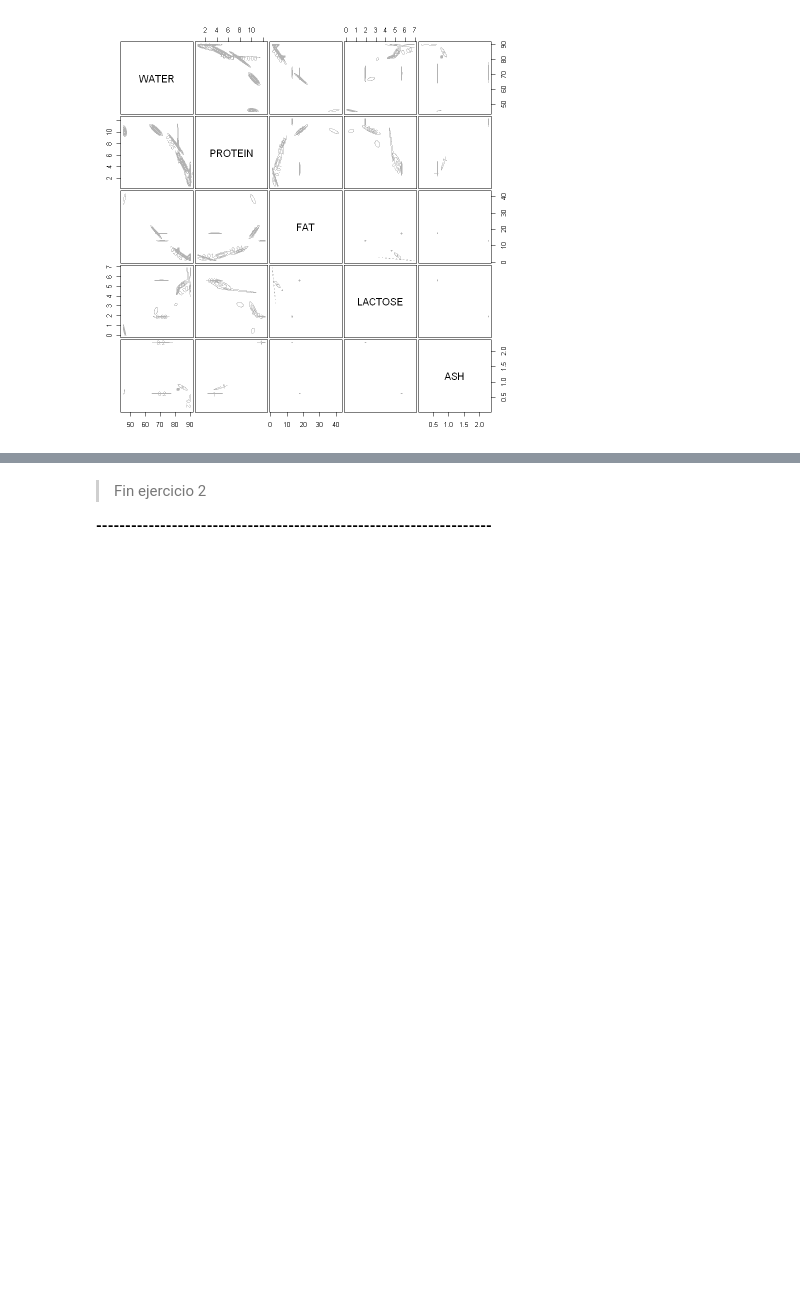
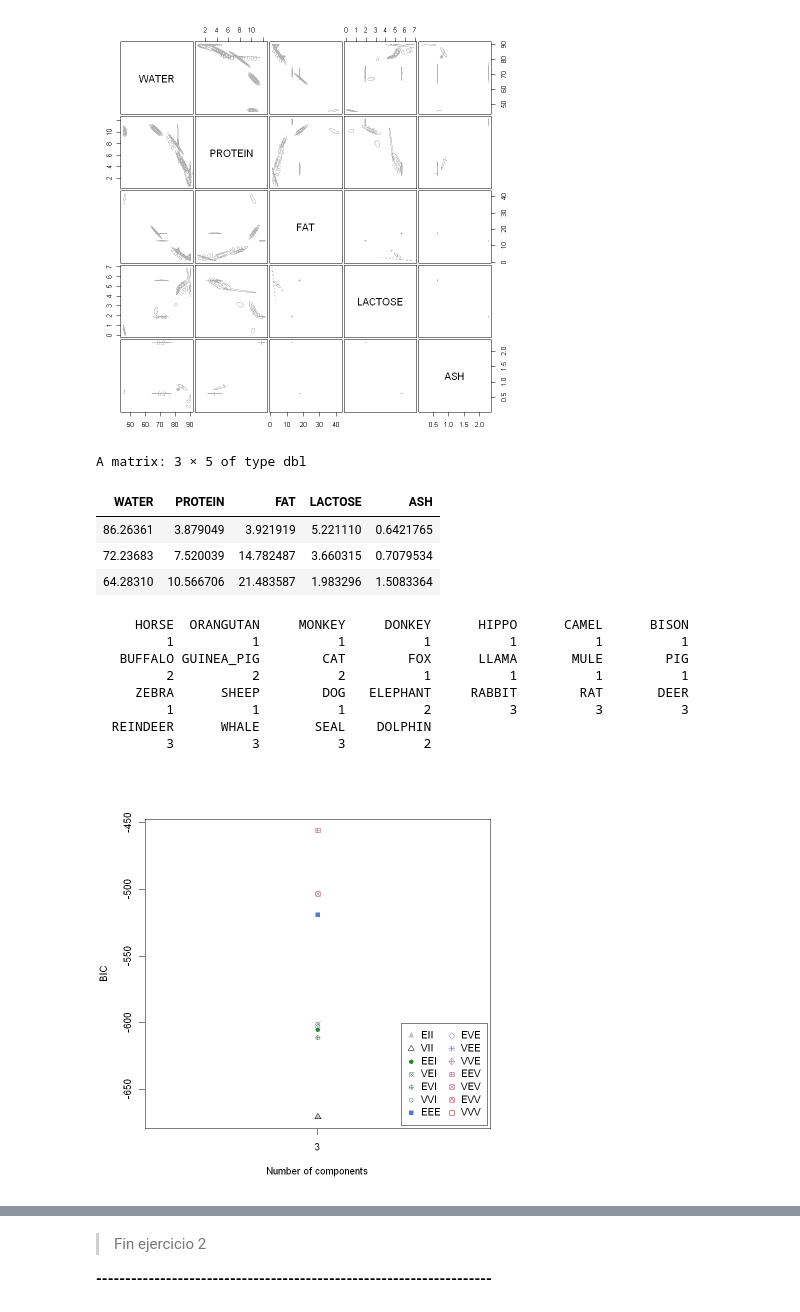
Before and after one commit to ReinaldoBustamante/Analisis-de-datos, a Jupyter notebook: GMM/Clustering_Notebook2.ipynb, the cells around one changed output, grey strips where cells are left out. Drawn from its saved outputs; the diff is of its cells as text; code cells hidden in the pictures; blank space fills up the shorter version.

```diff
--- a/GMM/Clustering_Notebook2.ipynb
+++ b/GMM/Clustering_Notebook2.ipynb
@@ -192,3 +196,24 @@ Available components:
  [9] "df"             "bic"            "icl"            "hypvol"
 [13] "parameters"     "z"              "classification" "uncertainty"
 [figure]
+# %%
+cl <- clus$classification
+centers <- t(clus$parameters$mean)
+centers
+cl
+plot(clus$BIC)
+# %% [output]
+A matrix: 3 × 5 of type dbl
+| WATER | PROTEIN | FAT | LACTOSE | ASH |
+| 86.26361 | 3.879049 | 3.921919 | 5.221110 | 0.6421765 |
+| 72.23683 | 7.520039 | 14.782487 | 3.660315 | 0.7079534 |
+| 64.28310 | 10.566706 | 21.483587 | 1.983296 | 1.5083364 |
+     HORSE  ORANGUTAN     MONKEY     DONKEY      HIPPO      CAMEL      BISON
+         1          1          1          1          1          1          1
+   BUFFALO GUINEA_PIG        CAT        FOX      LLAMA       MULE        PIG
+         2          2          2          1          1          1          1
+     ZEBRA      SHEEP        DOG   ELEPHANT     RABBIT        RAT       DEER
+         1          1          1          2          3          3          3
+  REINDEER      WHALE       SEAL    DOLPHIN
+         3          3          3          2
+[figure, added]
```
Also changed, not shown: parts of 4 cells of this notebook.
